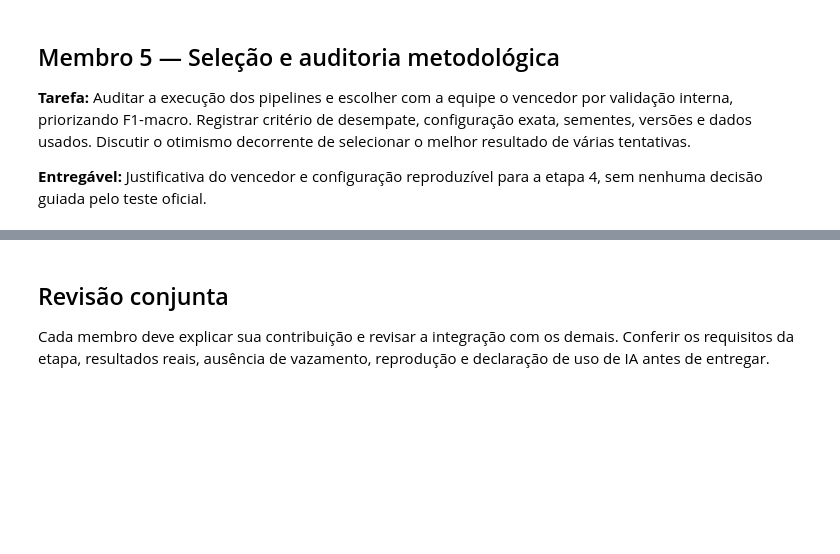
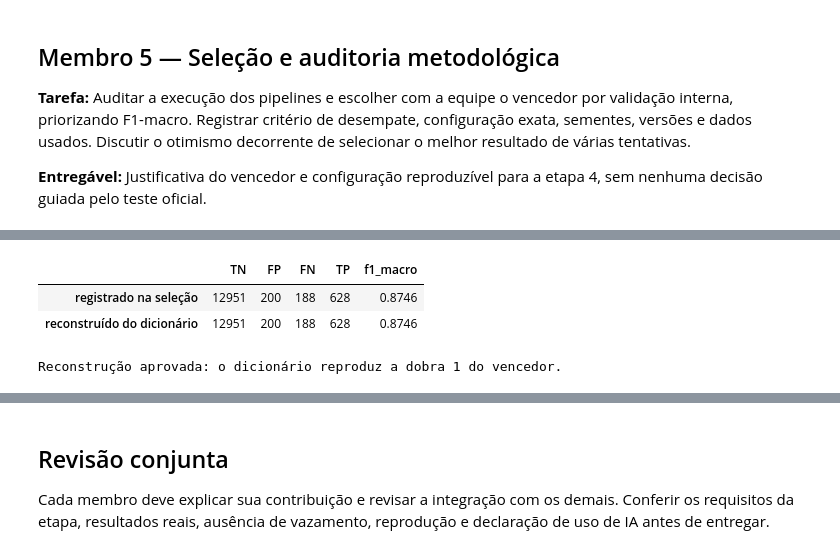
Before and after one commit to matheusmra/tp-ia, a Jupyter notebook: notebooks/03_classificadores.ipynb, the cells around one changed output, grey strips where cells are left out. Drawn from its saved outputs; the diff is of its cells as text; code cells hidden in the pictures; blank space fills up the shorter version.

```diff
--- a/notebooks/03_classificadores.ipynb
+++ b/notebooks/03_classificadores.ipynb
@@ -1539,0 +1841,73 @@ A predição leva menos de 0,1 s por dobra para todos. A acurácia (0,943–0,97
+# %%
+# Membro 5 — 5.5 Configuração reproduzível do vencedor e verificação de reconstrução
+esp_vencedor = ESPECIFICACOES[(vencedor.algoritmo, vencedor.variante, vencedor.escala)]
+cfg_vencedor = CONFIGURACOES[vencedor.configuracao]
+if esp_vencedor["grade"] is None:
+    modelo_final = clone(esp_vencedor["modelo"])
+    origem_parametros = "fixados antes da execução"
+else:
+    # Mesmo procedimento interno da seleção aninhada, agora sobre todo o treino (3 dobras por grupos, semente 42).
+    melhor_final, _ = escolher_parametros(esp_vencedor["modelo"], esp_vencedor["grade"], vencedor.configuracao,
+                                          X_treino, y_treino, grupos_treino, esp_vencedor["escala"])
+    modelo_final = clone(esp_vencedor["modelo"]).set_params(**melhor_final)
+    origem_parametros = f"seleção interna em todo o treino (3 dobras por grupos, semente {SEMENTE}): {melhor_final}"
+
+CLASSES_MODELO = {c.__name__: c for c in (DecisionTreeClassifier, RandomForestClassifier, MLPClassifier)}
+CONFIG_VENCEDOR_ETAPA3 = {
+    "candidato": vencedor.rotulo,
+    "algoritmo": vencedor.algoritmo,
+    "classe_modelo": type(modelo_final).__name__,
+    "parametros_modelo": modelo_final.get_params(deep=False),
+    "origem_parametros": origem_parametros,
+    "combinacao": vencedor.configuracao,
+    "pre_processamento": {k: v for k, v in cfg_vencedor.items() if k not in ("linhas_treino", "balanceamento")},
+    "escala": esp_vencedor["escala"],
+    "linhas_treino": cfg_vencedor["linhas_treino"],
+    "balanceamento": cfg_vencedor["balanceamento"],
+    "colunas_fora_dos_preditores": [COL_ID, COL_ROTULO, *SINAIS_OPERACIONAIS],
+    "dados": {"arquivo": "data/treino.csv", "sha256": HASH_TREINO, "linhas": len(X_treino),
+              "atributos": X_treino.shape[1]},
+    "sementes": {"dobras": SEMENTE, "amostradores": SEMENTE, "modelo": SEMENTE},
+    "validacao_interna": {"esquema": f"StratifiedGroupKFold(n_splits={N_DOBRAS}, shuffle=True, random_state={SEMENTE}), "
+                                     "grupos = registros com atributos idênticos",
+                          "assinatura_dobras": ASSINATURA_DOBRAS,
+                          "f1_macro_media": round(float(vencedor.f1_macro_media), 4),
+                          "f1_macro_dp": round(float(vencedor.f1_macro_dp), 4)},
+    "versoes": VERSOES,
+}
+
+
+def construir_pipeline_vencedor(config=CONFIG_VENCEDOR_ETAPA3):
+    """Pipeline não ajustado do vencedor, montado apenas a partir do dicionário de configuração.
+
+    Uso na etapa 4: X, y = carregar_treino(); X_fit, y_fit = filtrar_linhas_treino(X, y, config["linhas_treino"]);
+    construir_pipeline_vencedor(config).fit(X_fit, y_fit). O conjunto previsto nunca é filtrado nem reamostrado.
+    """
+    modelo = CLASSES_MODELO[config["classe_modelo"]](**config["parametros_modelo"])
+    cfg = {**config["pre_processamento"], "linhas_treino": config["linhas_treino"],
+           "balanceamento": config["balanceamento"]}
+    return montar_pipeline(cfg, modelo, escala=config["escala"])
+
+
+# Reconstrução do zero na dobra 1 e comparação com o registrado na seleção.
+itr, iva = INDICES_DOBRAS[0]
+registrado = por_dobra_etapa3[(por_dobra_etapa3.rotulo == vencedor.rotulo) & (por_dobra_etapa3.dobra == 1)].iloc[0]
+if esp_vencedor["grade"] is None:
+    X_fit, y_fit = filtrar_linhas_treino(X_treino.iloc[itr], y_treino.iloc[itr], CONFIG_VENCEDOR_ETAPA3["linhas_treino"])
+    pred = construir_pipeline_vencedor().fit(X_fit, y_fit).predict(X_treino.iloc[iva])
+    reconstruido = metricas_classificacao(y_treino.iloc[iva], pred)
+else:
+    # Variante aninhada: a dobra 1 é reconstruída com o procedimento completo (escolha interna + ajuste).
+    reconstruido = selecao_aninhada(esp_vencedor["modelo"], esp_vencedor["grade"], vencedor.rotulo,
+                                    vencedor.configuracao, dobras=[(itr, iva)], escala=esp_vencedor["escala"])[0].iloc[0]
+matriz = ["TN", "FP", "FN", "TP"]
+assert [int(reconstruido[c]) for c in matriz] == [int(registrado[c]) for c in matriz]
+assert construir_pipeline_vencedor().named_steps["modelo"].get_params() == modelo_final.get_params()
+
+print(json.dumps(CONFIG_VENCEDOR_ETAPA3, indent=2, ensure_ascii=False, default=str))
+display(pd.DataFrame({"registrado na seleção": [int(registrado[c]) for c in matriz] + [round(registrado.f1_macro, 4)],
+                      "reconstruído do dicionário": [int(reconstruido[c]) for c in matriz]
+                                                    + [round(reconstruido["f1_macro"], 4)]},
+                     index=matriz + ["f1_macro"], dtype=object).T)
+print("Reconstrução aprovada: o dicionário reproduz a dobra 1 do vencedor.")
+# %% [output]
@@ -1539,0 +1931,4 @@ A predição leva menos de 0,1 s por dobra para todos. A acurácia (0,943–0,97
+|  | TN | FP | FN | TP | f1_macro |
+| registrado na seleção | 12951 | 200 | 188 | 628 | 0.8746 |
+| reconstruído do dicionário | 12951 | 200 | 188 | 628 | 0.8746 |
+Reconstrução aprovada: o dicionário reproduz a dobra 1 do vencedor.
```
Also changed, not shown: parts of 11 cells of this notebook.
